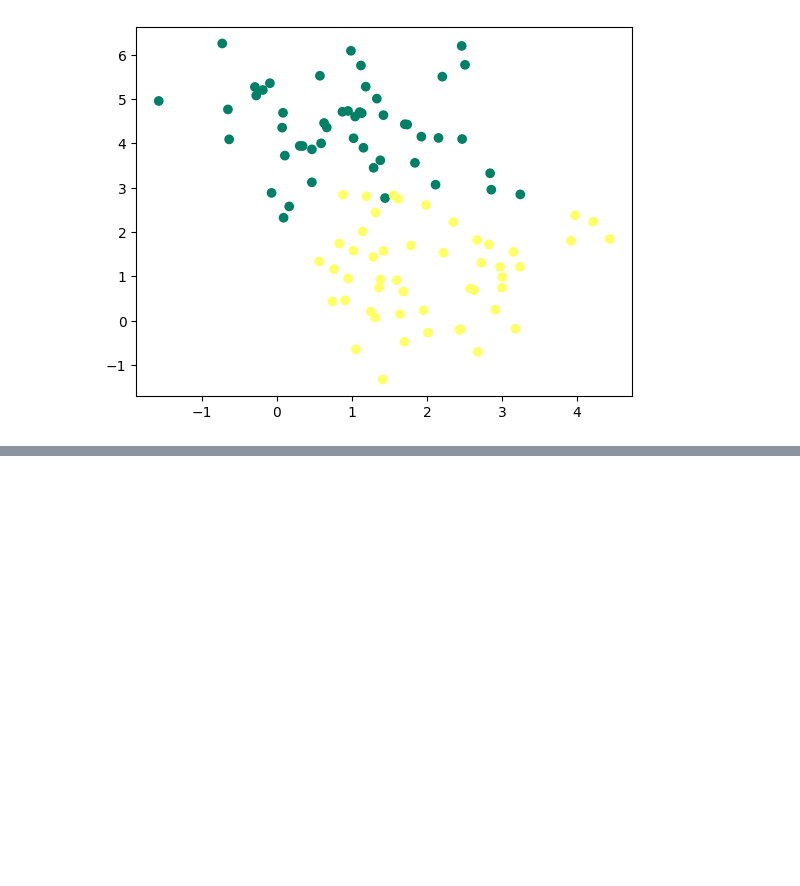
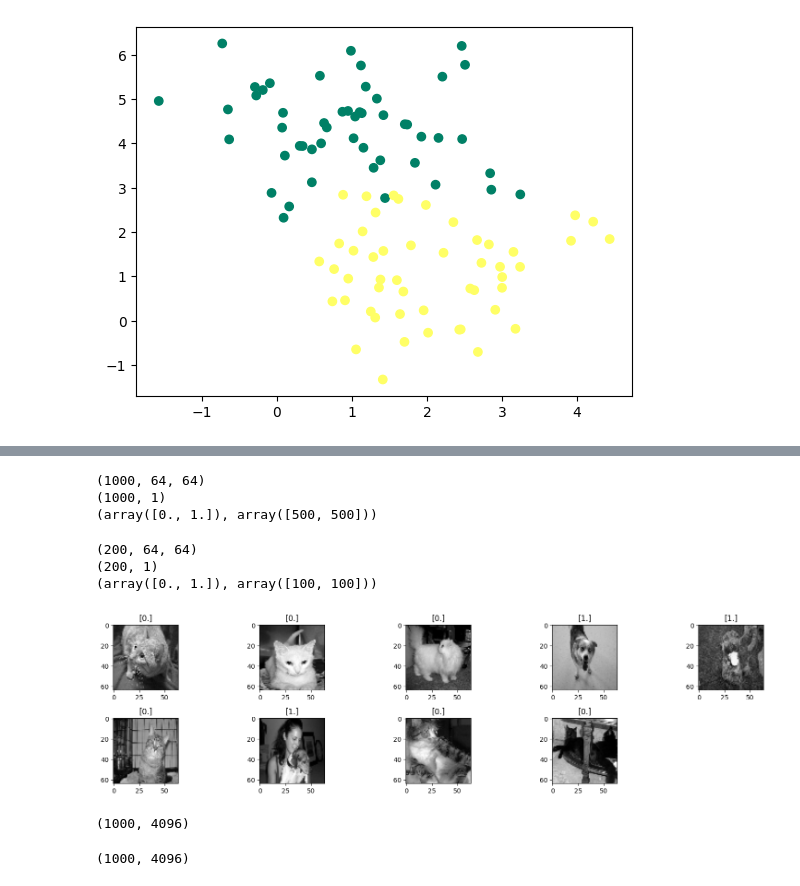
Before and after one commit to kikix745/neuron_Network, a Jupyter notebook: tp1_part01_DL.ipynb, the cells around one changed output, grey strips where cells are left out. Cells and saved outputs as stored; diff of their text form; code cells hidden in the pictures; blank space fills up the shorter version.

```diff
--- a/tp1_part01_DL.ipynb
+++ b/tp1_part01_DL.ipynb
@@ -112,0 +137,40 @@ plt.show()
+# %%
+X_train, y_train, X_test, y_test = load_data()
+# %%
+print(X_train.shape)
+print(y_train.shape)
+print(np.unique(y_train, return_counts=True))
+# %% [output]
+(1000, 64, 64)
+(1000, 1)
+(array([0., 1.]), array([500, 500]))
+# %%
+print(X_test.shape)
+print(y_test.shape)
+print(np.unique(y_test, return_counts=True))
+# %% [output]
+(200, 64, 64)
+(200, 1)
+(array([0., 1.]), array([100, 100]))
+# %%
+
+plt.figure(figsize=(16, 8))
+for i in range(1, 10):
+    plt.subplot(4, 5, i)
+    plt.imshow(X_train[i], cmap='gray')
+    plt.title(y_train[i])
+    plt.tight_layout()
+plt.show()
+# %% [output]
+[figure, added]
+# %%
+x_train_reshape=X_train.reshape(X_train.shape[0],X_train.shape[1]*X_train.shape[2])/X_train.max() #X_train.shape[1]*X_train.shape[2] on peut la changer par -1
+x_train_reshape.shape
+# %% [output]
+(1000, 4096)
+# %%
+#maintenant pour test set and normalization
+x_test_reshape=X_test.reshape(X_test.shape[0],X_test.shape[1]*X_test.shape[2])/X_test.max()
+x_train_reshape.shape
+# %% [output]
+(1000, 4096)
```
Also changed, not shown: parts of 11 cells of this notebook.
